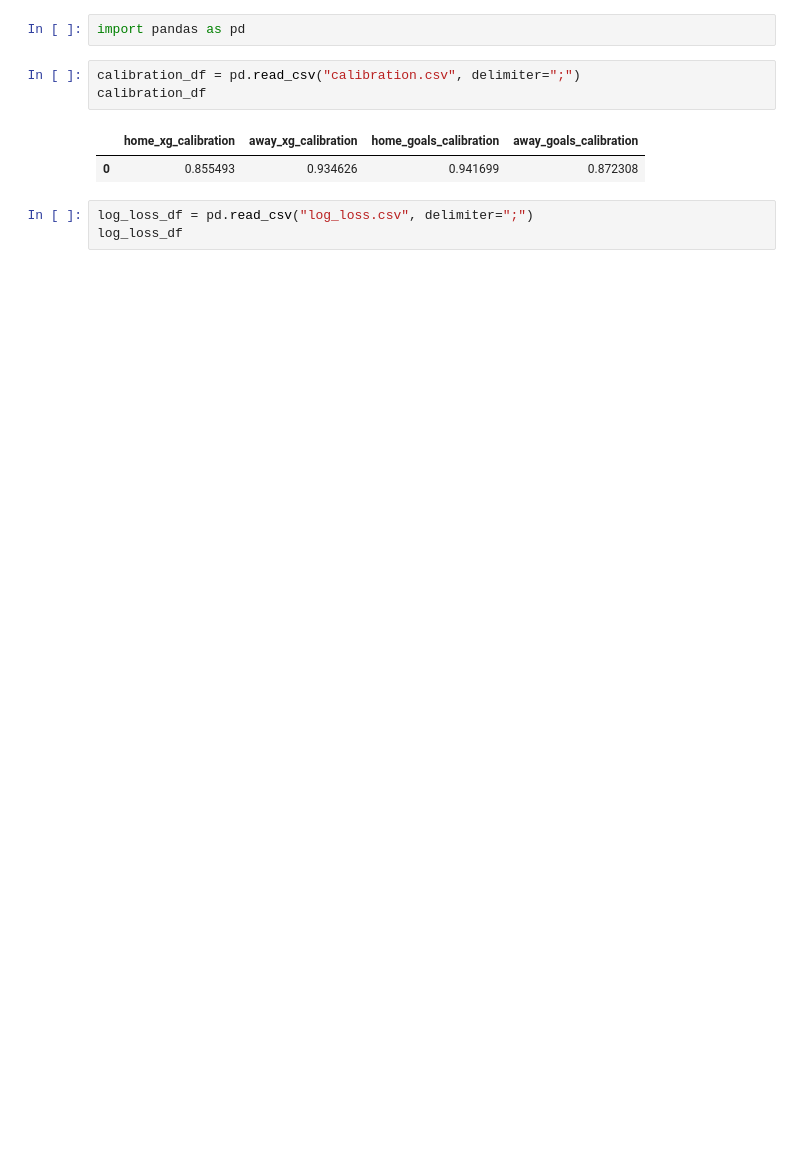
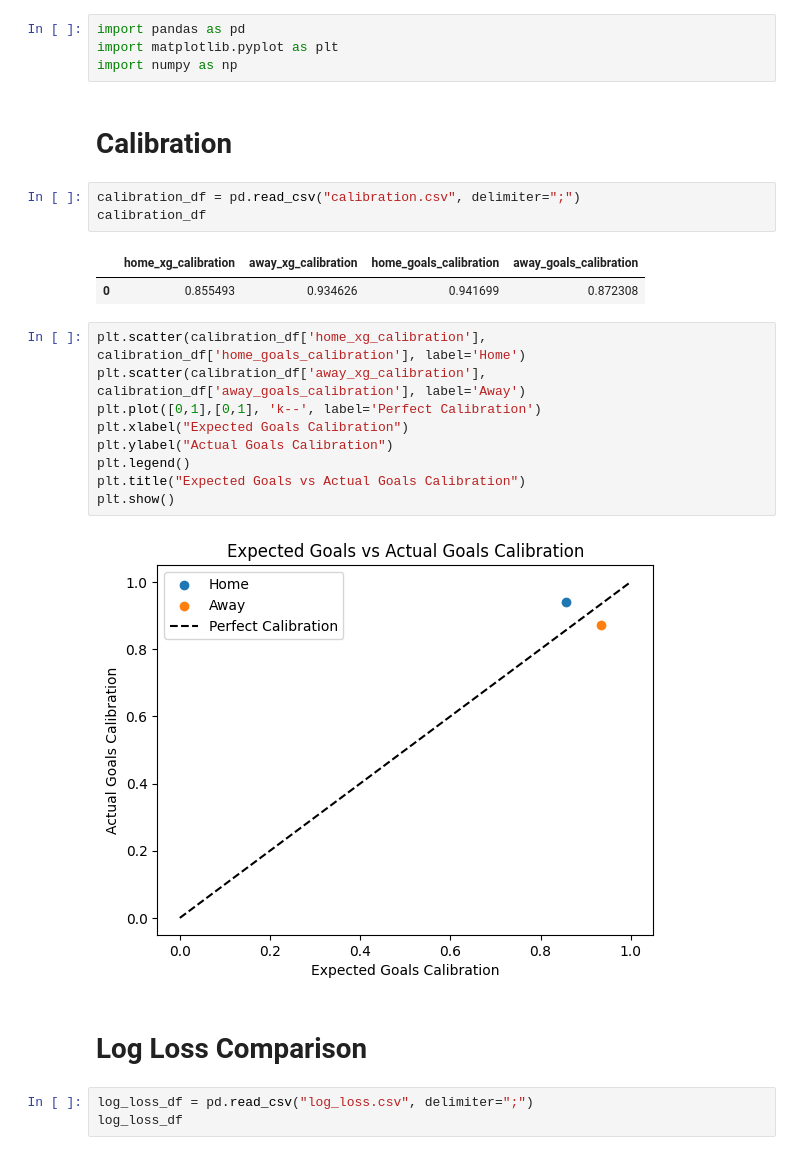
Before and after one commit to venomio5/soccer-prediction-analysis, a Jupyter notebook: results_analysis.ipynb, the cells around one changed output. Saved outputs shown, nothing was run; the diff lists cells and outputs as text; blank space fills up the shorter version.

```diff
--- a/results_analysis.ipynb
+++ b/results_analysis.ipynb
@@ -1,11 +1,28 @@
 # %%
 import pandas as pd
+import matplotlib.pyplot as plt
+import numpy as np
+# %% [markdown]
+# Calibration
 # %%
 calibration_df = pd.read_csv("calibration.csv", delimiter=";")
 calibration_df
 # %% [output]
 |  | home_xg_calibration | away_xg_calibration | home_goals_calibration | away_goals_calibration |
 | 0 | 0.855493 | 0.934626 | 0.941699 | 0.872308 |
+# %%
+plt.scatter(calibration_df['home_xg_calibration'], calibration_df['home_goals_calibration'], label='Home')
+plt.scatter(calibration_df['away_xg_calibration'], calibration_df['away_goals_calibration'], label='Away')
+plt.plot([0,1],[0,1], 'k--', label='Perfect Calibration')
+plt.xlabel("Expected Goals Calibration")
+plt.ylabel("Actual Goals Calibration")
+plt.legend()
+plt.title("Expected Goals vs Actual Goals Calibration")
+plt.show()
+# %% [output]
+[figure, added]
+# %% [markdown]
+# Log Loss Comparison
 # %%
 log_loss_df = pd.read_csv("log_loss.csv", delimiter=";")
 log_loss_df
```
Also changed, not shown: parts of 8 cells of this notebook, 2 other files.
